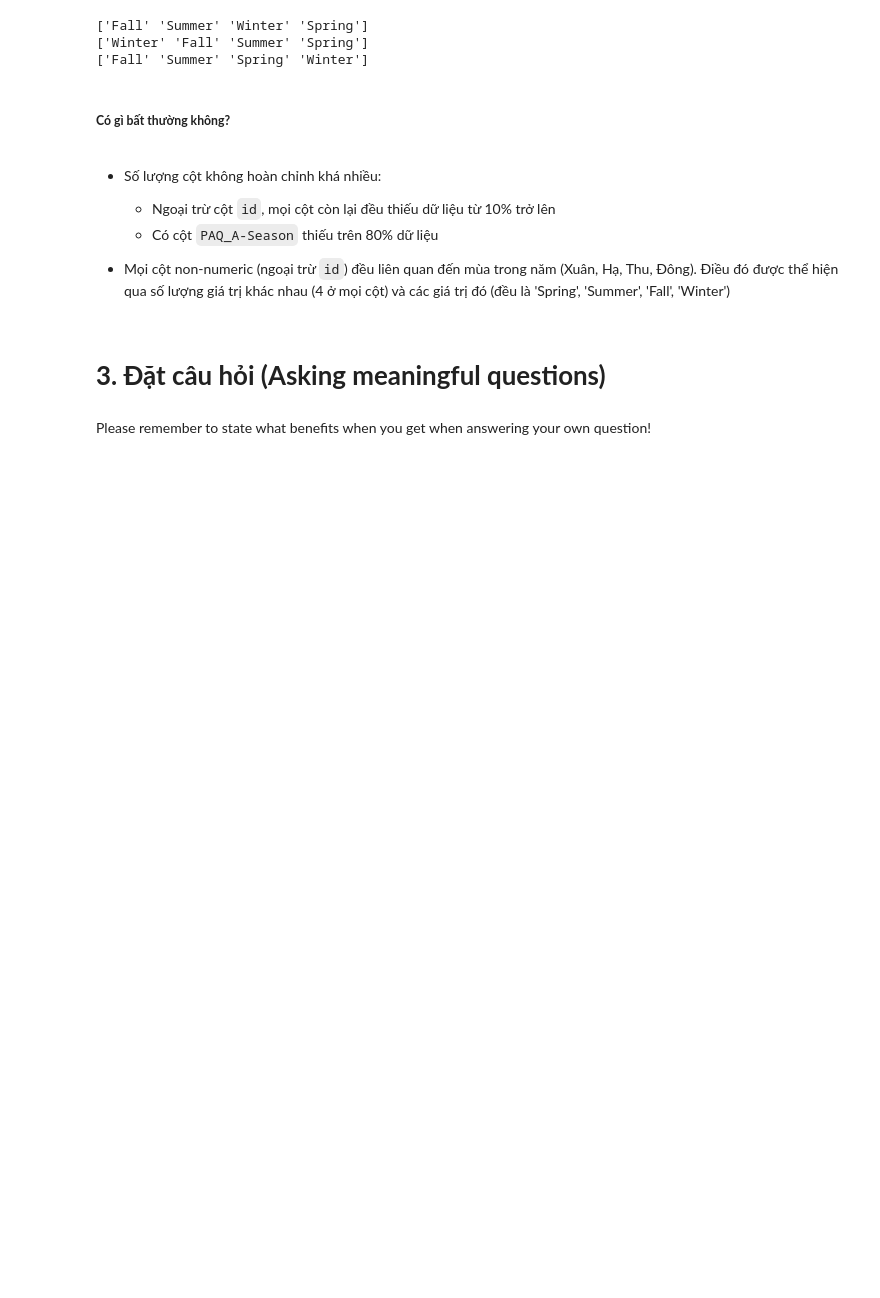
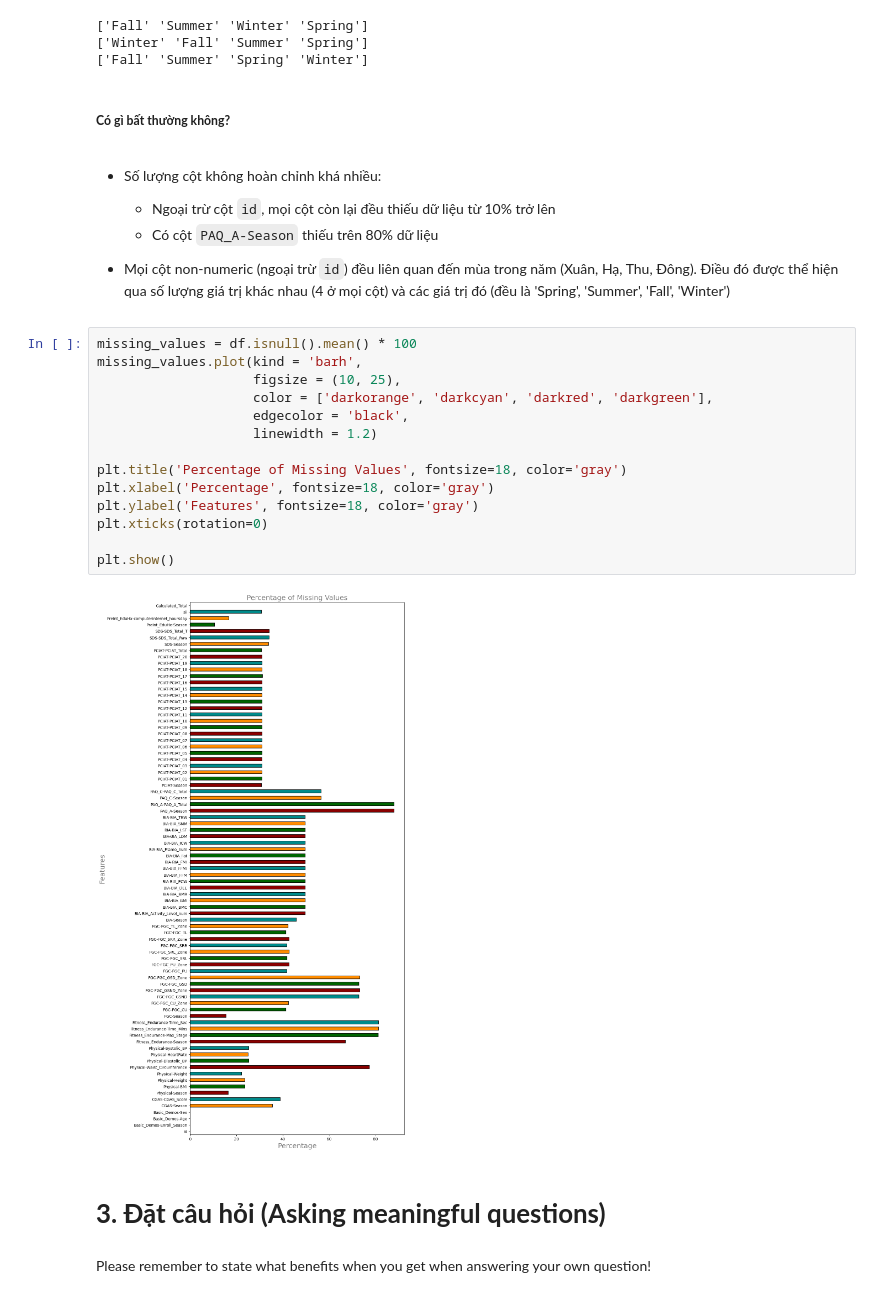
Before and after one commit to xxtnguyn/LTKHDL_Final, a Jupyter notebook: Final_Project.ipynb, the cells around one changed output. Drawn from its saved outputs; the diff is of its cells as text; blank space fills up the shorter version.

```diff
--- a/Final_Project.ipynb
+++ b/Final_Project.ipynb
@@ -221,6 +220,22 @@ print(df['Fitness_Endurance-Season'].dropna().unique())
     + Có cột `PAQ_A-Season` thiếu trên 80% dữ liệu
 
 - Mọi cột non-numeric (ngoại trừ `id`) đều liên quan đến mùa trong năm (Xuân, Hạ, Thu, Đông). Điều đó được thể hiện qua số lượng giá trị khác nhau (4 ở mọi cột) và các giá trị đó (đều là 'Spring', 'Summer', 'Fall', 'Winter')
+# %%
+missing_values = df.isnull().mean() * 100
+missing_values.plot(kind = 'barh',
+                    figsize = (10, 25),
+                    color = ['darkorange', 'darkcyan', 'darkred', 'darkgreen'],
+                    edgecolor = 'black',
+                    linewidth = 1.2)
+
+plt.title('Percentage of Missing Values', fontsize=18, color='gray')
+plt.xlabel('Percentage', fontsize=18, color='gray')
+plt.ylabel('Features', fontsize=18, color='gray')
+plt.xticks(rotation=0)
+
+plt.show()
+# %% [output]
+[figure, added]
 # %% [markdown]
 # **3. Đặt câu hỏi (Asking meaningful questions)**
 # %% [markdown]
```
Also changed, not shown: parts of 7 cells of this notebook.
